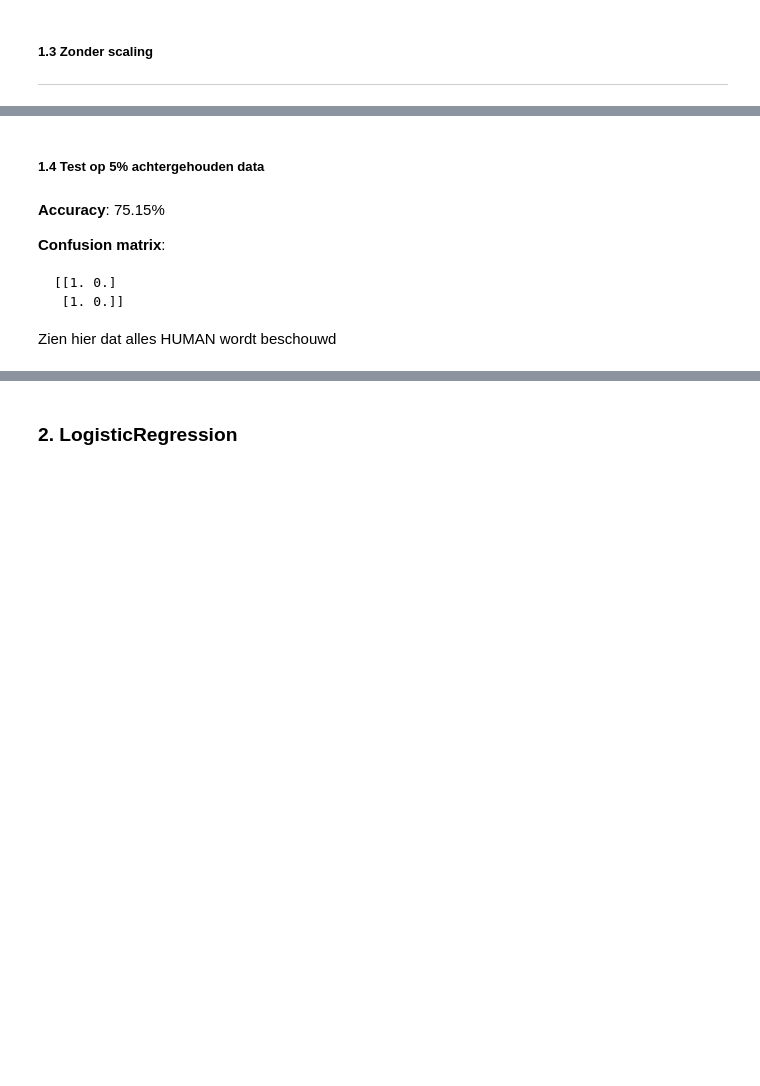
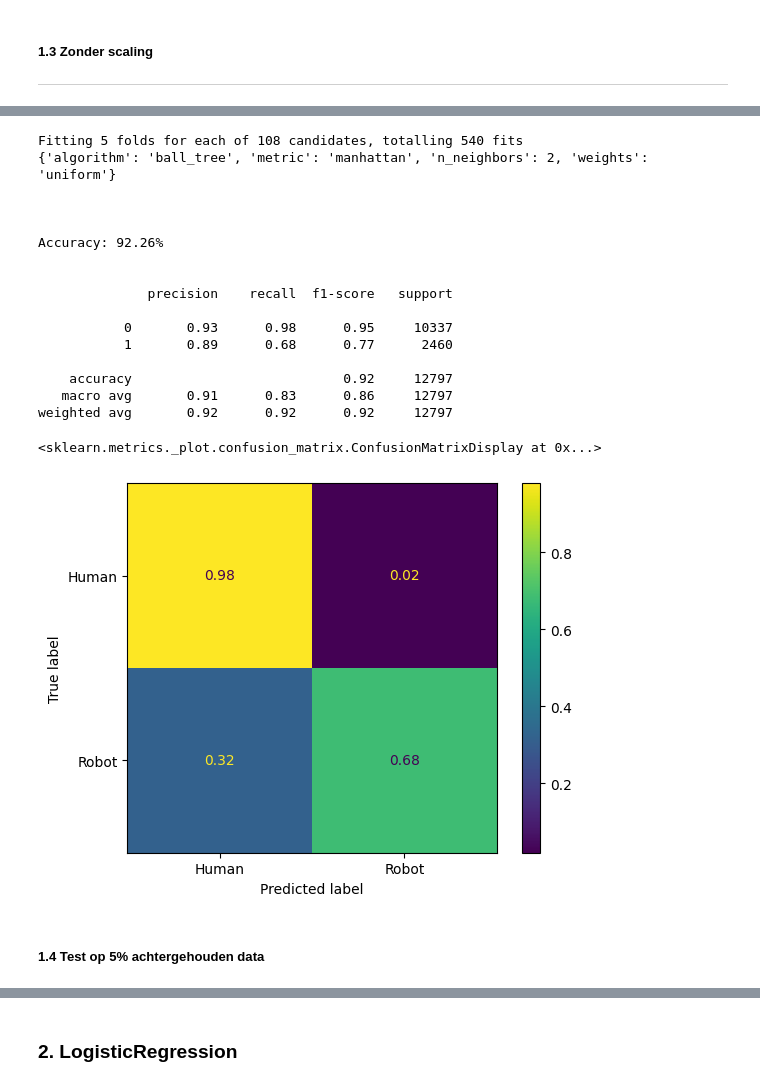
Before and after one commit to Floris-Buyse-FB/project_weblog, a Jupyter notebook: rapport.ipynb, the cells around one changed output, grey strips where cells are left out. Saved outputs shown, nothing was run; the diff lists cells and outputs as text; code cells hidden in the pictures; blank space fills up the shorter version.

````diff
--- a/rapport.ipynb
+++ b/rapport.ipynb
@@ -1044,0 +1280,41 @@ weighted avg       0.92      0.92      0.92     12797
+# %%
+# duurt 2 minuten om te runnen (10 CPU-cores)
+
+grid_search_knn_no_scale = GridSearchCV(param_grid=param_grid_knn_scaled, estimator=KNeighborsClassifier(), cv=5, n_jobs=-1, verbose=2, scoring='precision')
+
+grid_search_knn_no_scale.fit(X_train, y_train)
+
+print(grid_search_knn_no_scale.best_params_)
+print("\n")
+
+knn_clf_no_scale = grid_search_knn_no_scale.best_estimator_
+
+knn_clf_no_scale.fit(X_train, y_train)
+
+y_pred_knn_no_scale = knn_clf_no_scale.predict(X_test)
+
+print("\nAccuracy: {:.2f}".format(((accuracy_score(y_test, y_pred_knn_no_scale)) * 100)) + "%")
+print("\n")
+print(classification_report(y_test, y_pred_knn_no_scale))
+
+cmDiplay = ConfusionMatrixDisplay(np.round(confusion_matrix(y_test, y_pred_knn_no_scale, normalize='true'), 2), display_labels=['Human', 'Robot'])
+cmDiplay.plot()
+# %% [output]
+Fitting 5 folds for each of 108 candidates, totalling 540 fits
+{'algorithm': 'ball_tree', 'metric': 'manhattan', 'n_neighbors': 2, 'weights': 'uniform'}
+
+
+
+Accuracy: 92.26%
+
+
+              precision    recall  f1-score   support
+
+           0       0.93      0.98      0.95     10337
+           1       0.89      0.68      0.77      2460
+
+    accuracy                           0.92     12797
+   macro avg       0.91      0.83      0.86     12797
+weighted avg       0.92      0.92      0.92     12797
+<sklearn.metrics._plot.confusion_matrix.ConfusionMatrixDisplay at 0x...>
+[figure, added]
@@ -1045,12 +1324,2 @@ weighted avg       0.92      0.92      0.92     12797
 # %% [markdown]
 ##### 1.4 Test op 5% achtergehouden data
-# %% [markdown]
-**Accuracy**: 75.15%
-
-**Confusion matrix**:
-```
-[[1. 0.]
- [1. 0.]]
-```
-
-Zien hier dat alles HUMAN wordt beschouwd
````
Also changed, not shown: parts of 65 cells of this notebook, 33 other files.
